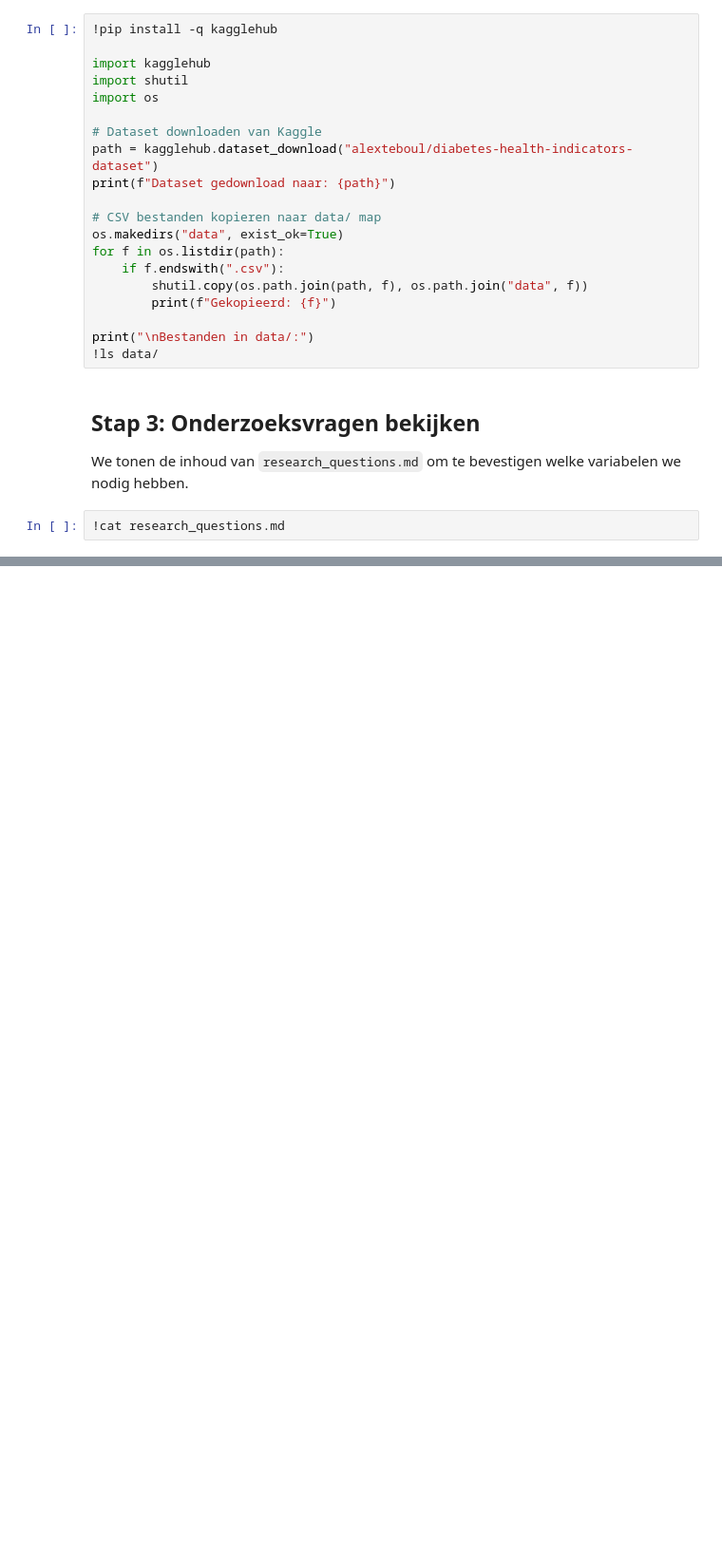
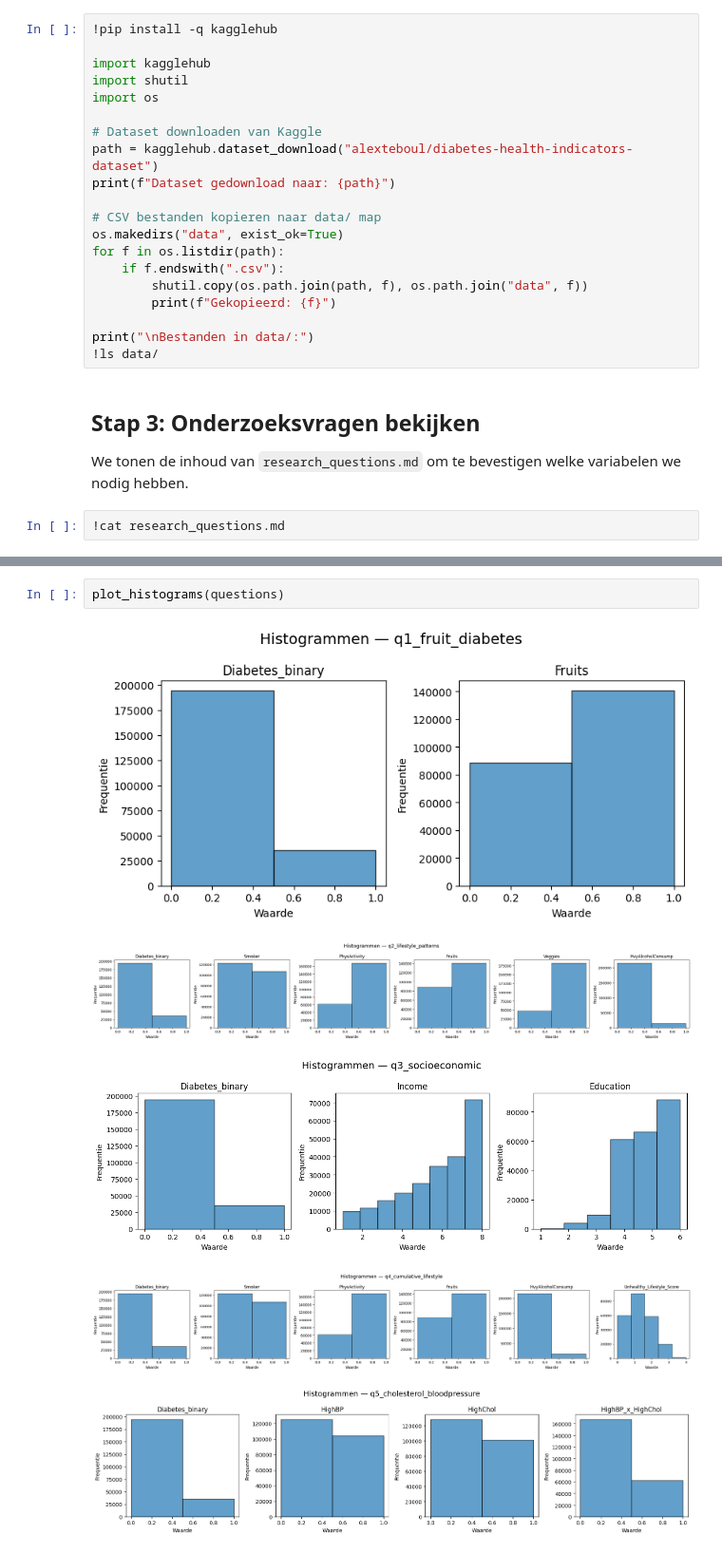
Before and after one commit to Pablo-Atanes/Minor-bigdata, a Jupyter notebook: colab_board_pablo_jasper (1).ipynb, the cells around one changed output, grey strips where cells are left out. Shown at 95% size. Saved outputs shown, nothing was run; the diff lists cells and outputs as text; blank space fills up the shorter version.

```diff
--- a/colab_board_pablo_jasper (1).ipynb
+++ b/colab_board_pablo_jasper (1).ipynb
@@ -147,0 +124,8 @@ display(q5.describe())
+# %%
+plot_histograms(questions)
+# %% [output]
+[figure, added]
+[figure, added]
+[figure, added]
+[figure, added]
+[figure, added]
```
Also changed, not shown: parts of 41 cells of this notebook, 3 other files.
